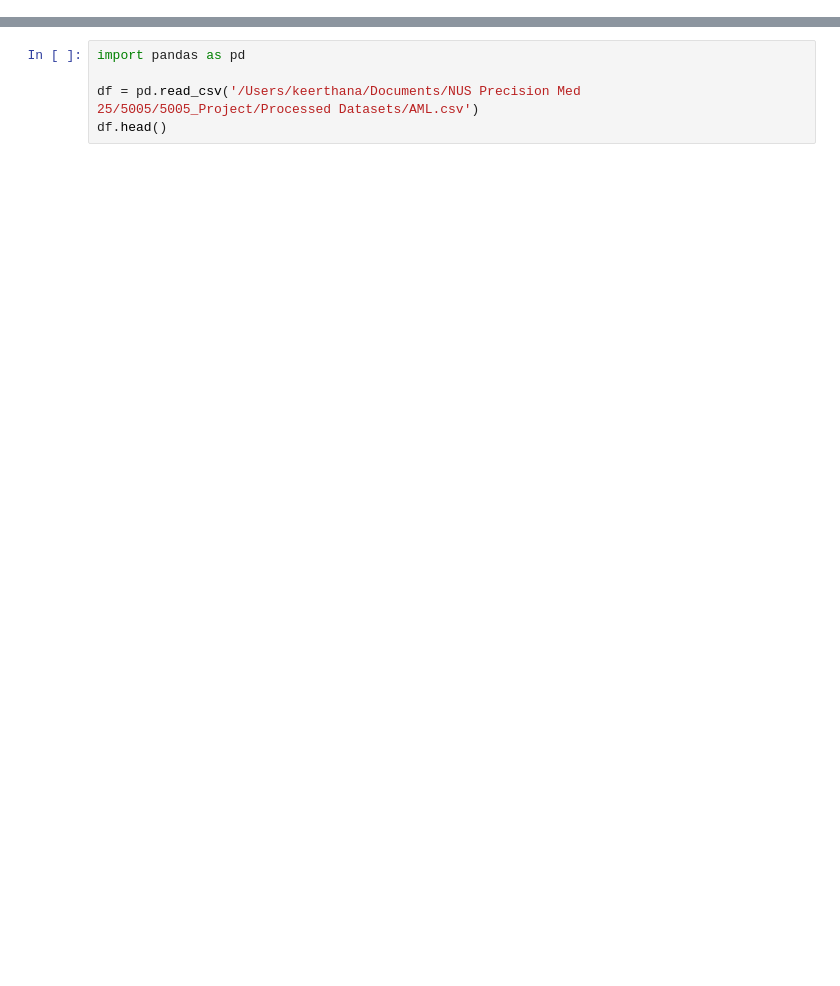
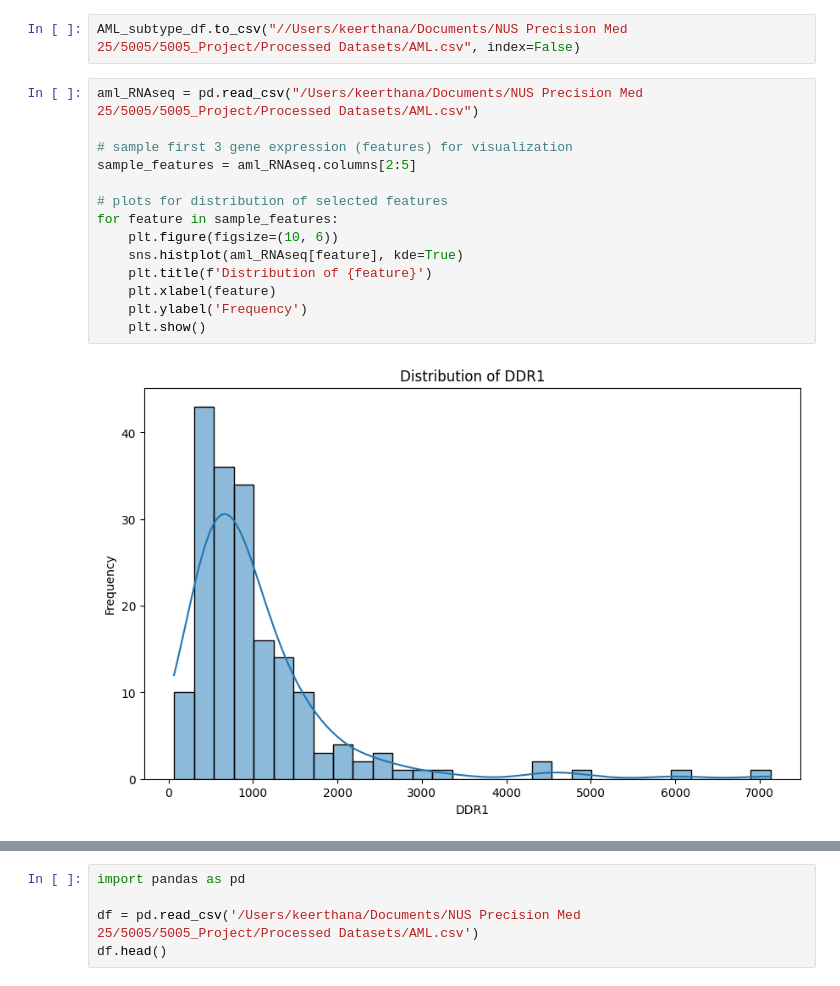
Before and after one commit to Chaoticatwithaneviltooth/5005_Project, a Jupyter notebook: aml-version2.ipynb, the cells around one changed output, grey strips where cells are left out. Cells and saved outputs as stored; diff of their text form; blank space fills up the shorter version.

```diff
--- a/aml-version2.ipynb
+++ b/aml-version2.ipynb
@@ -0,0 +204,18 @@
+# %%
+AML_subtype_df.to_csv("//Users/keerthana/Documents/NUS Precision Med 25/5005/5005_Project/Processed Datasets/AML.csv", index=False)
+# %%
+aml_RNAseq = pd.read_csv("/Users/keerthana/Documents/NUS Precision Med 25/5005/5005_Project/Processed Datasets/AML.csv")
+
+# sample first 3 gene expression (features) for visualization
+sample_features = aml_RNAseq.columns[2:5]
+
+# plots for distribution of selected features
+for feature in sample_features:
+    plt.figure(figsize=(10, 6))
+    sns.histplot(aml_RNAseq[feature], kde=True)
+    plt.title(f'Distribution of {feature}')
+    plt.xlabel(feature)
+    plt.ylabel('Frequency')
+    plt.show()
+# %% [output]
+[figure, added]
```
Also changed, not shown: parts of 24 cells of this notebook.
